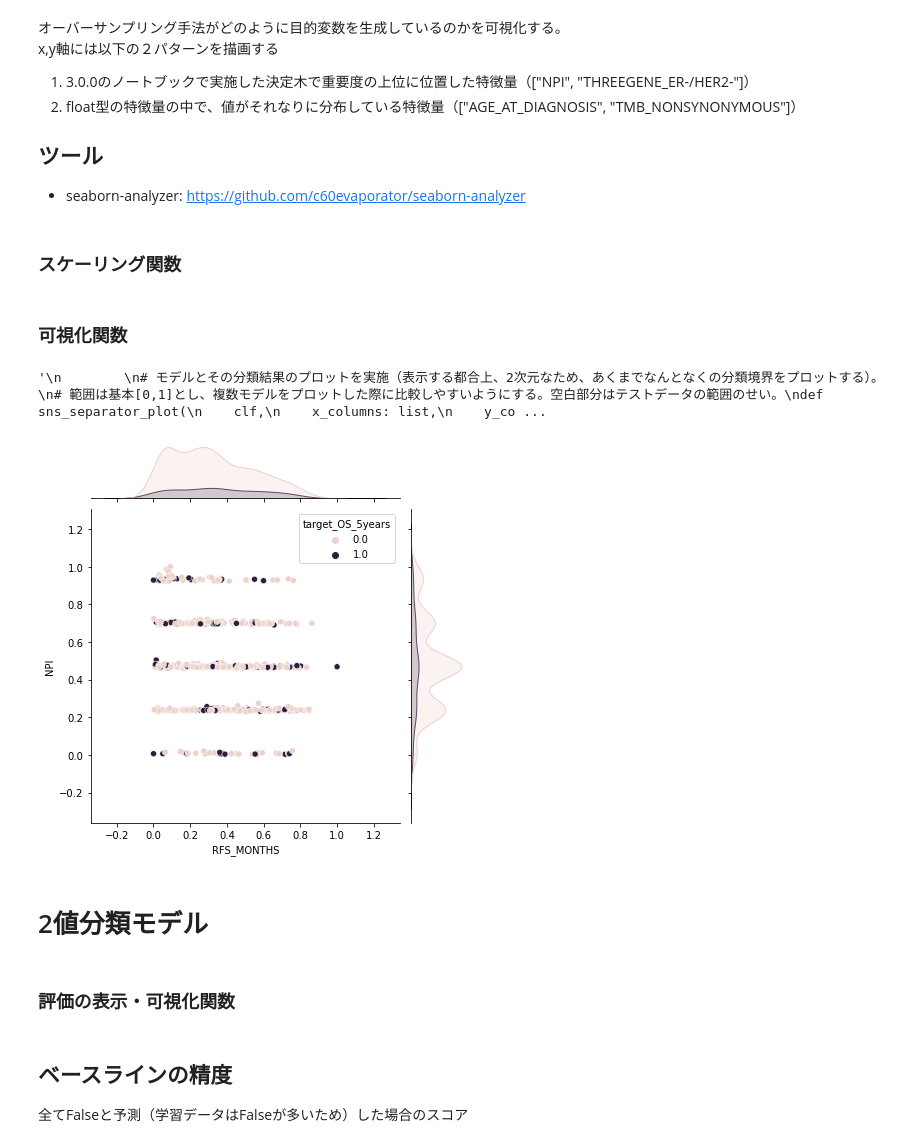
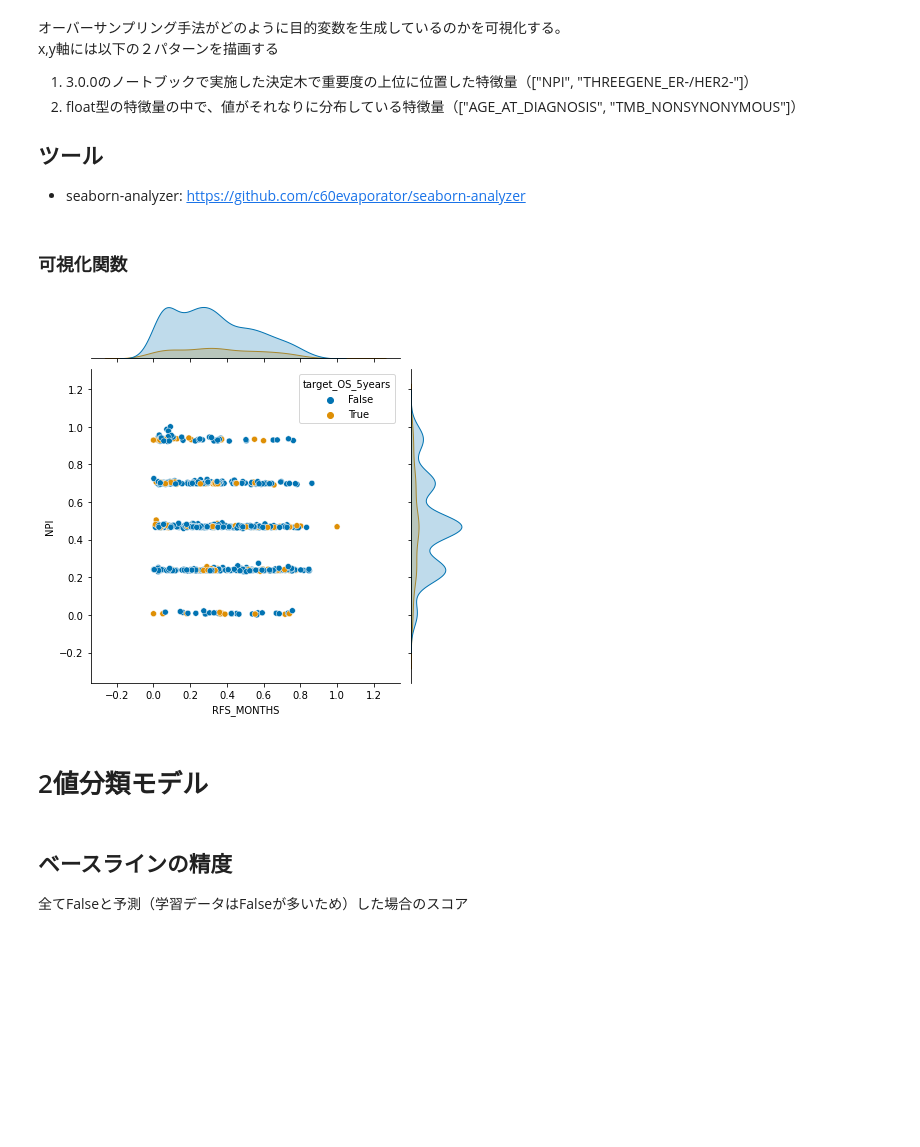
Before and after one commit to mono-clone/breast_cancer_analytics, a Jupyter notebook: notebooks/3.0.0-create_bcm_basic.ipynb, the cells around one changed output. Cells and saved outputs as stored; diff of their text form; code cells hidden in the pictures; blank space fills up the shorter version.

```diff
--- a/notebooks/3.0.0-create_bcm_basic.ipynb
+++ b/notebooks/3.0.0-create_bcm_basic.ipynb
@@ -17,8 +17,7 @@ import graphviz
 import pydotplus
 from IPython.display import Image
 from six import StringIO
-
-sns.set_palette("husl")
+from ipywidgets import interact, FloatSlider
 
 # データセット分割
 from sklearn.model_selection import train_test_split
@@ -60,9 +59,13 @@ import warnings
 # config python file
 import config
 
+SEED = config.SEED
 
-# 再現性をもたせるためのseed固定
-SEED = config.SEED
+
+from functions import *
+
+fix_seed(SEED)
+
 
 # 最大表示列数の指定（ここでは50列を指定）N
 pd.set_option("display.max_columns", 50)
@@ -131,6 +83,15 @@ def check(df):
 X = pd.read_pickle(config.INTERIM_PICKLE_PREPROCESSED_OS5YEARS_CLINICAL_DIR + "/X.pkl")
 y = pd.read_pickle(config.INTERIM_PICKLE_PREPROCESSED_OS5YEARS_CLINICAL_DIR + "/y.pkl")
 
+
+# 説明変数のdf
+X_train = pd.read_pickle(
+    config.INTERIM_PICKLE_PREPROCESSED_OS5YEARS_CLINICAL_DIR + "/X_train.pkl"
+)
+X_test = pd.read_pickle(
+    config.INTERIM_PICKLE_PREPROCESSED_OS5YEARS_CLINICAL_DIR + "/X_test.pkl"
+)
+"""
 
 X_train_std = pd.read_pickle(
     config.INTERIM_PICKLE_PREPROCESSED_OS5YEARS_CLINICAL_DIR + "/X_train_std.pkl"
@@ -144,6 +105,9 @@ X_train_norm = pd.read_pickle(
 X_test_norm = pd.read_pickle(
     config.INTERIM_PICKLE_PREPROCESSED_OS5YEARS_CLINICAL_DIR + "/X_test_norm.pkl"
 )
+"""
+
+# 目的変数のpd.Series
 y_train = pd.read_pickle(
     config.INTERIM_PICKLE_PREPROCESSED_OS5YEARS_CLINICAL_DIR + "/y_train.pkl"
 )
@@ -164,5 +128,3 @@ x,y軸には以下の２パターンを描画する
 
 ## ツール
 - seaborn-analyzer: https://github.com/c60evaporator/seaborn-analyzer
-# %% [markdown]
-### スケーリング関数
@@ -240,15 +139,16 @@ def sns_join_plot(
     normalization: bool = True,
     save_path: str = None,  # also need a file name
 ):
-    df_tmp = X.copy()
     if normalization:
-        df_tmp = transform_norm(X)
-
+        df_tmp = transform_norm(X[plot_columns])
+    else:
+        df_tmp = X[plot_columns]
     sns.jointplot(
+        data=df_tmp,
         x=plot_columns[0],
         y=plot_columns[1],
-        data=df_tmp,
         hue=y,
+        palette="colorblind",
     )
     plt.plot()
 
@@ -294,15 +194,12 @@ def sns_separator_plot(
     else:
         plt.plot()
 """
+pass
-# %% [output]
-'\n        \n# モデルとその分類結果のプロットを実施（表示する都合上、2次元なため、あくまでなんとなくの分類境界をプロットする）。\n# 範囲は基本[0,1]とし、複数モデルをプロットした際に比較しやすいようにする。空白部分はテストデータの範囲のせい。\ndef sns_separator_plot(\n    clf,\n    x_columns: list,\n    y_co ...
 # %%
 plot_columns = ["RFS_MONTHS", "NPI"]
-# 目的変数の分布と２つの特徴量の可視化8
-sns_join_plot(X_train_std, y_train, plot_columns, normalization=True)
+# 目的変数の分布と２つの特徴量の可視化
+sns_join_plot(X=X_train, y=y_train, plot_columns=plot_columns, normalization=True)
 # %% [output]
-[figure, old version]
+[figure, new version]
 # %% [markdown]
 # 2値分類モデル
-# %% [markdown]
-### 評価の表示・可視化関数
```
Also changed, not shown: parts of 30 cells of this notebook, 18 other files.
